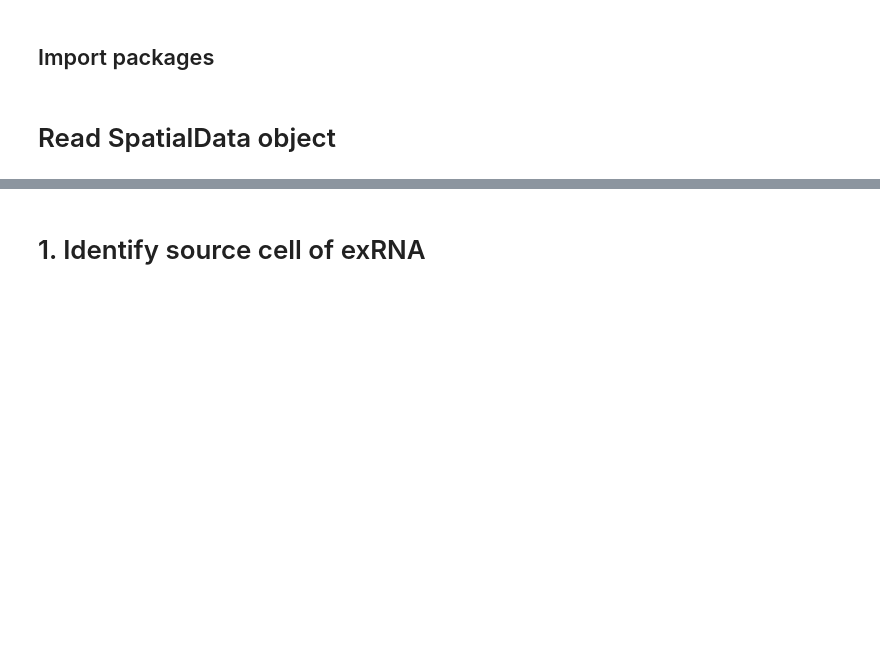
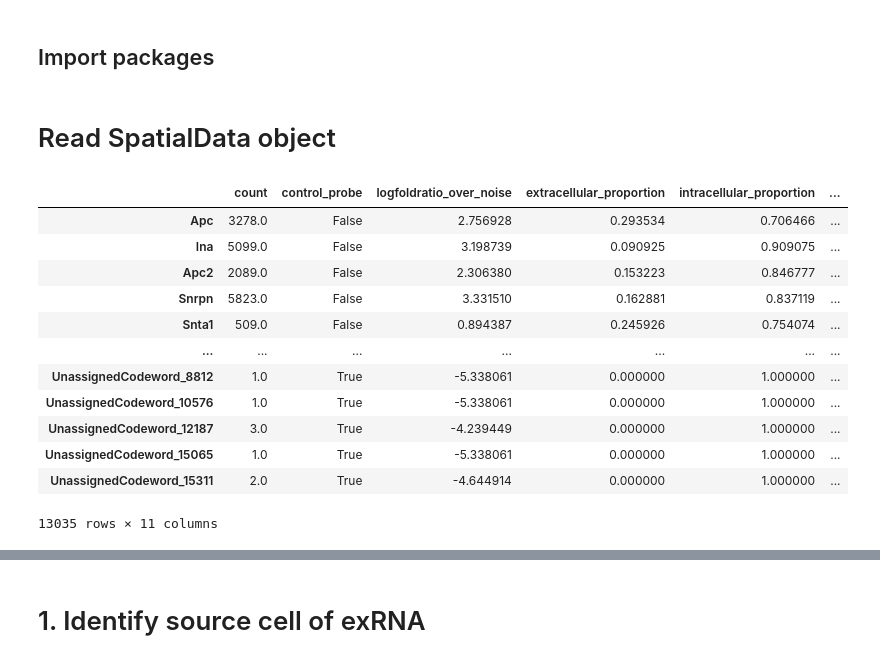
Before and after one commit to theislab/troutpy, a Jupyter notebook: notebooks/spatialdata_tutorials/5_explore_comunication.ipynb, the cells around one changed output, grey strips where cells are left out. Cells and saved outputs as stored; diff of their text form; code cells hidden in the pictures; blank space fills up the shorter version.

```diff
--- a/notebooks/spatialdata_tutorials/5_explore_comunication.ipynb
+++ b/notebooks/spatialdata_tutorials/5_explore_comunication.ipynb
@@ -14,3 +14,19 @@ import troutpy
 xenium_path_cropped = "/media/sergio/Discovair_final/mousebrain_prime_crop_communication.zarr"
 output_path = "/media/sergio/Discovair_final/analysis_crop"
 sdata = sd.read_zarr(xenium_path_cropped)
+# %%
+sdata['xrna_metadata'].var
+# %% [output]
+|  | count | control_probe | logfoldratio_over_noise | extracellular_proportion | intracellular_proportion | ... |
+| Apc | 3278.0 | False | 2.756928 | 0.293534 | 0.706466 | ... |
+| Ina | 5099.0 | False | 3.198739 | 0.090925 | 0.909075 | ... |
+| Apc2 | 2089.0 | False | 2.306380 | 0.153223 | 0.846777 | ... |
+| Snrpn | 5823.0 | False | 3.331510 | 0.162881 | 0.837119 | ... |
+| Snta1 | 509.0 | False | 0.894387 | 0.245926 | 0.754074 | ... |
+| ... | ... | ... | ... | ... | ... | ... |
+| UnassignedCodeword_8812 | 1.0 | True | -5.338061 | 0.000000 | 1.000000 | ... |
+| UnassignedCodeword_10576 | 1.0 | True | -5.338061 | 0.000000 | 1.000000 | ... |
+| UnassignedCodeword_12187 | 3.0 | True | -4.239449 | 0.000000 | 1.000000 | ... |
+| UnassignedCodeword_15065 | 1.0 | True | -5.338061 | 0.000000 | 1.000000 | ... |
+| UnassignedCodeword_15311 | 2.0 | True | -4.644914 | 0.000000 | 1.000000 | ... |
+13035 rows × 11 columns
```
Also changed, not shown: parts of 2 cells of this notebook, 2 other files.
